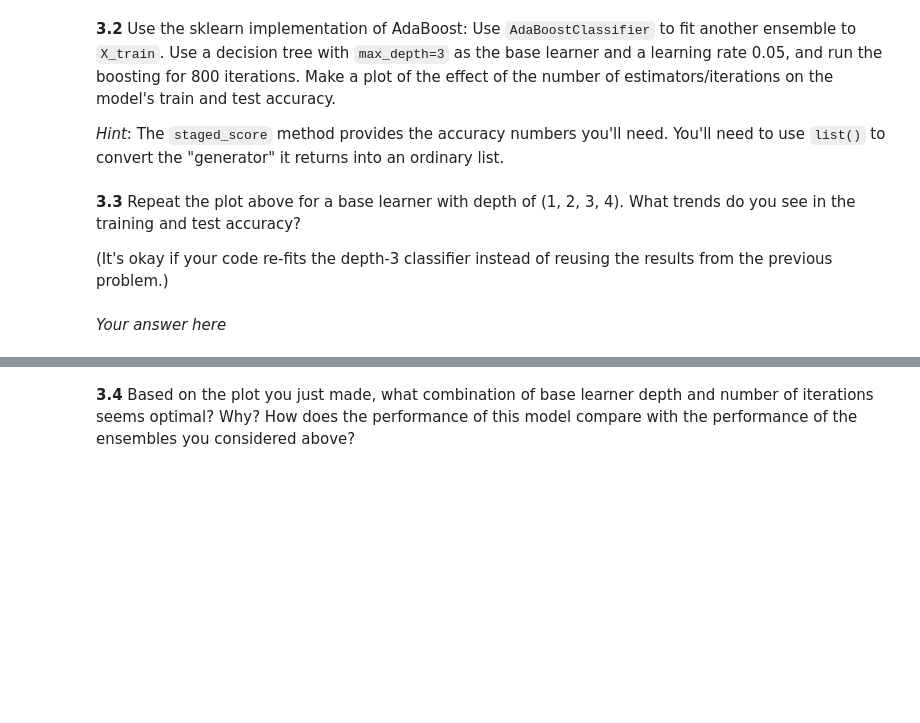
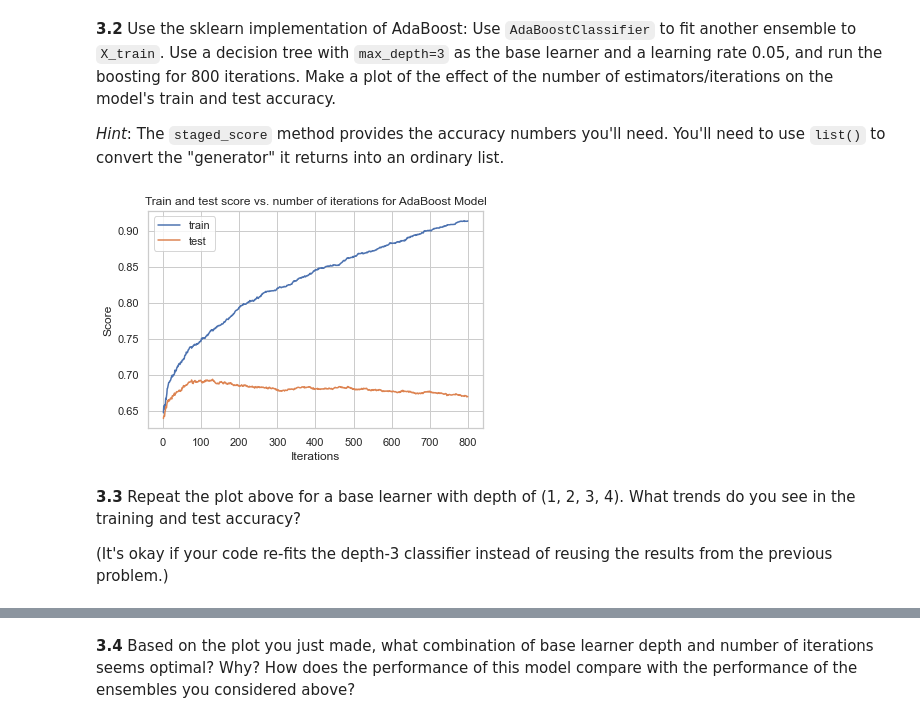
Before and after one commit to anuragmitra4/2021-s109a, a Jupyter notebook: psets/cs_s109a_hw5/cs_s109a_hw5.ipynb, the cells around one changed output, grey strips where cells are left out. Drawn from its saved outputs; the diff is of its cells as text; code cells hidden in the pictures; blank space fills up the shorter version.

```diff
--- a/psets/cs_s109a_hw5/cs_s109a_hw5.ipynb
+++ b/psets/cs_s109a_hw5/cs_s109a_hw5.ipynb
@@ -277,0 +309,6 @@ Store the CV means and std variables `cvmeans`, `cvstds` and the train score `tr
+# %%
+arr = np.array(scores_list)
+optimal_depth = depths[np.unravel_index(arr.argmax(), arr.shape)[0]]
+optimal_ntrees = ntrees_list[np.unravel_index(arr.argmax(), arr.shape)[1]]
+print("Depth:", optimal_depth)
+print("ntrees:", optimal_ntrees)
@@ -343,3 +454,22 @@ Report the train and test accuracies. For each predictor, make a plot that compa
+# %%
+base = DecisionTreeClassifier(max_depth=3)
+boost = AdaBoostClassifier(base_estimator=base, n_estimators=800, learning_rate=0.05, random_state=109)
+boost.fit(X_train, y_train)
+
+train_s = list(boost.staged_score(X_train, y_train))
+test_s = list(boost.staged_score(X_test, y_test))
+
+dummy = np.arange(1, 801)
+
+plt.plot(dummy, train_s, label="train")
+plt.plot(dummy, test_s, label="test")
+plt.xlabel("Iterations")
+plt.ylabel("Score")
+plt.title("Train and test score vs. number of iterations for AdaBoost Model")
+plt.legend()
+plt.show()
+# %% [output]
+[figure, added]
 # %% [markdown]
 **3.3** Repeat the plot above for a base learner with depth of (1, 2, 3, 4). What trends do you see in the training and test accuracy?
 
@@ -351,2 +476,0 @@ Report the train and test accuracies. For each predictor, make a plot that compa
-# %% [markdown]
-*Your answer here*
```
Also changed, not shown: parts of 47 cells of this notebook, 8 other files.
